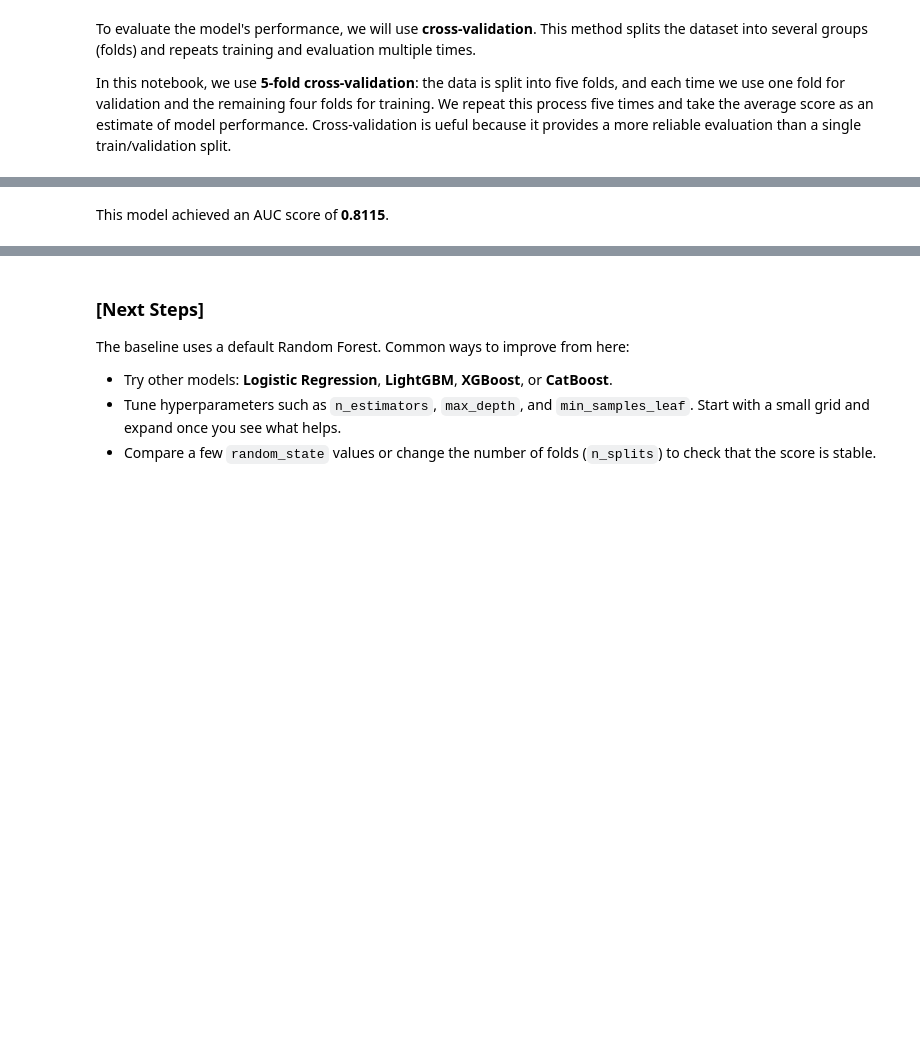
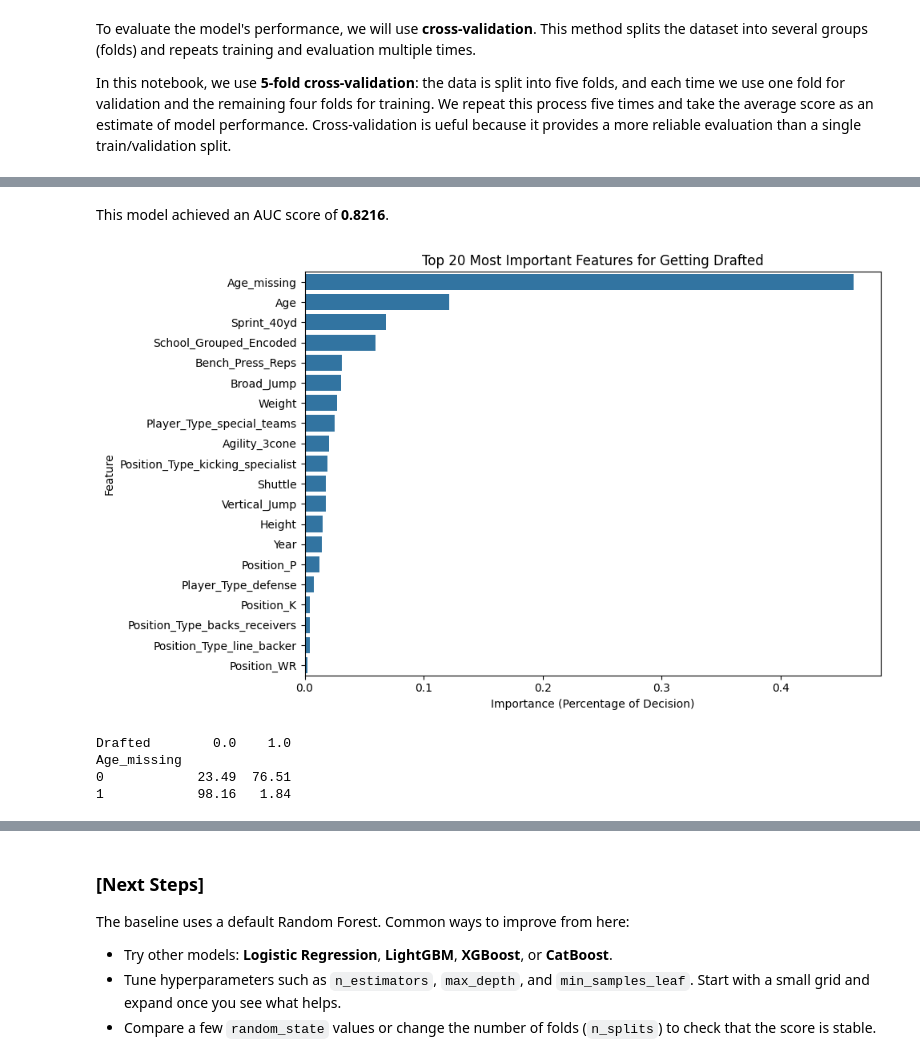
Before and after one commit to Direwen/GCI-Competition, a Jupyter notebook: baseline.ipynb, the cells around one changed output, grey strips where cells are left out. Saved outputs shown, nothing was run; the diff lists cells and outputs as text; code cells hidden in the pictures; blank space fills up the shorter version.

```diff
--- a/baseline.ipynb
+++ b/baseline.ipynb
@@ -734,16 +734,16 @@ To evaluate the model's performance, we will use **cross-validation**. This meth
 In this notebook, we use **5-fold cross-validation**: the data is split into five folds, and each time we use one fold for validation and the remaining four folds for training. We repeat this process five times and take the average score as an estimate of model performance. Cross-validation is ueful because it provides a more reliable evaluation than a single train/validation split.
 # %%
 # Split into features and target
-X = train.drop(columns=["Drafted"])
+X = train.drop(columns=["Drafted", "School_Grouped"])
 y = train["Drafted"]
 
 # Set up the model and cross-validation
 model = RandomForestClassifier(
     n_estimators=100,
     max_depth=5,
-    random_state=2025
+    random_state=2026
 )
-skf = StratifiedKFold(n_splits=5, shuffle=True, random_state=42)
+skf = StratifiedKFold(n_splits=5, shuffle=True, random_state=2026)
 
 # Store scores
 auc_scores = []
@@ -770,2 +783,29 @@ print("\nAverage Validation AUC:", round(mean_auc, 4))
 # %% [markdown]
-This model achieved an AUC score of **0.8115**.
+This model achieved an AUC score of **0.8216**.
+# %%
+model.fit(X, y)
+
+importances = pd.DataFrame({
+    'Feature': X.columns,
+    'Importance': model.feature_importances_
+})
+
+importances = importances.sort_values(by='Importance', ascending=False)
+
+plt.figure(figsize=(10, 6))
+sns.barplot(data=importances.head(20), x='Importance', y='Feature')
+plt.title('Top 20 Most Important Features for Getting Drafted')
+plt.xlabel('Importance (Percentage of Decision)')
+plt.ylabel('Feature')
+plt.tight_layout()
+plt.show()
+# %% [output]
+[figure, added]
+# %%
+leakage_check = pd.crosstab(train["Age_missing"], train["Drafted"], normalize="index") * 100
+print(leakage_check.round(2))
+# %% [output]
+Drafted        0.0    1.0
+Age_missing
+0            23.49  76.51
+1            98.16   1.84
```
Also changed, not shown: parts of 3 cells of this notebook.
